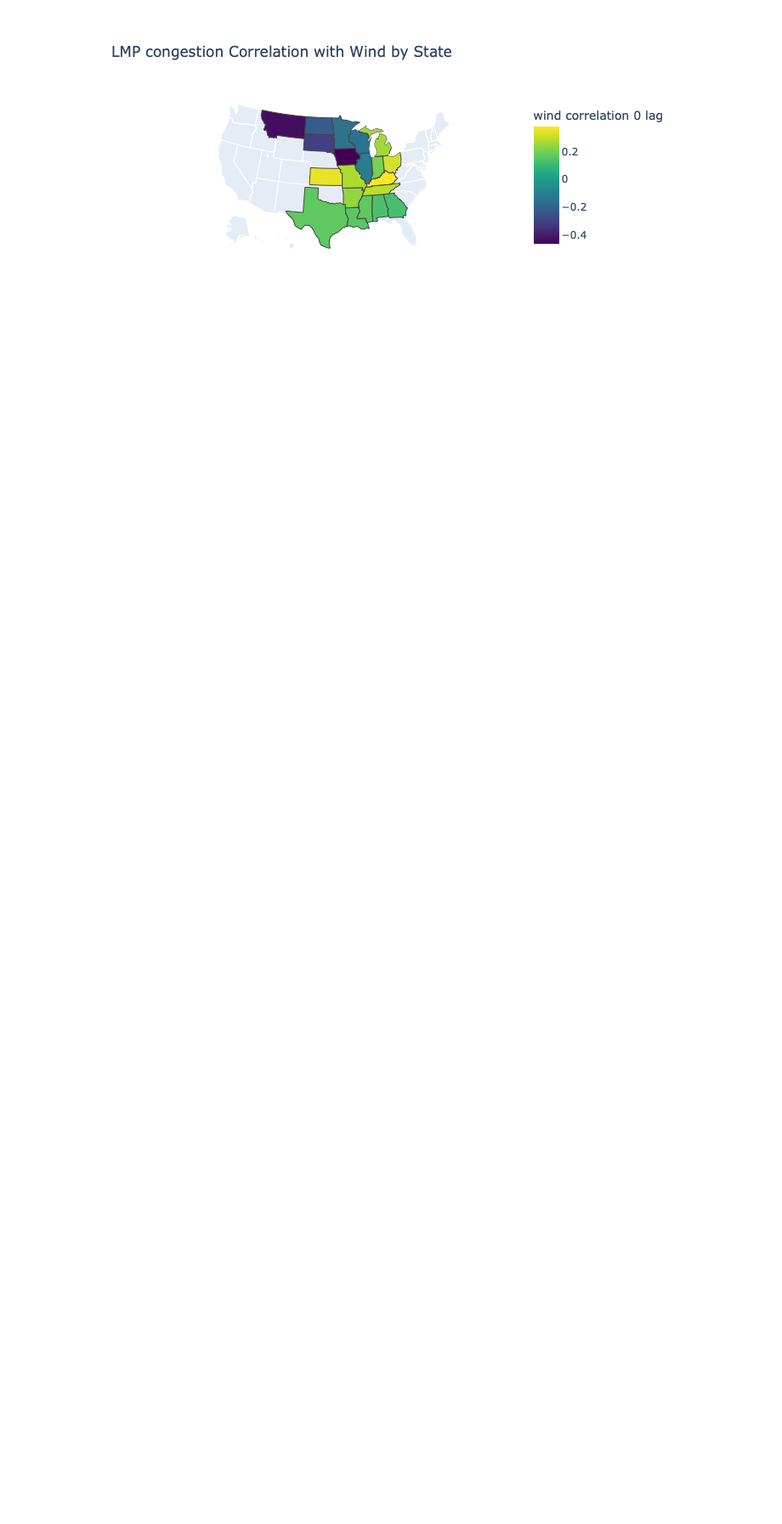
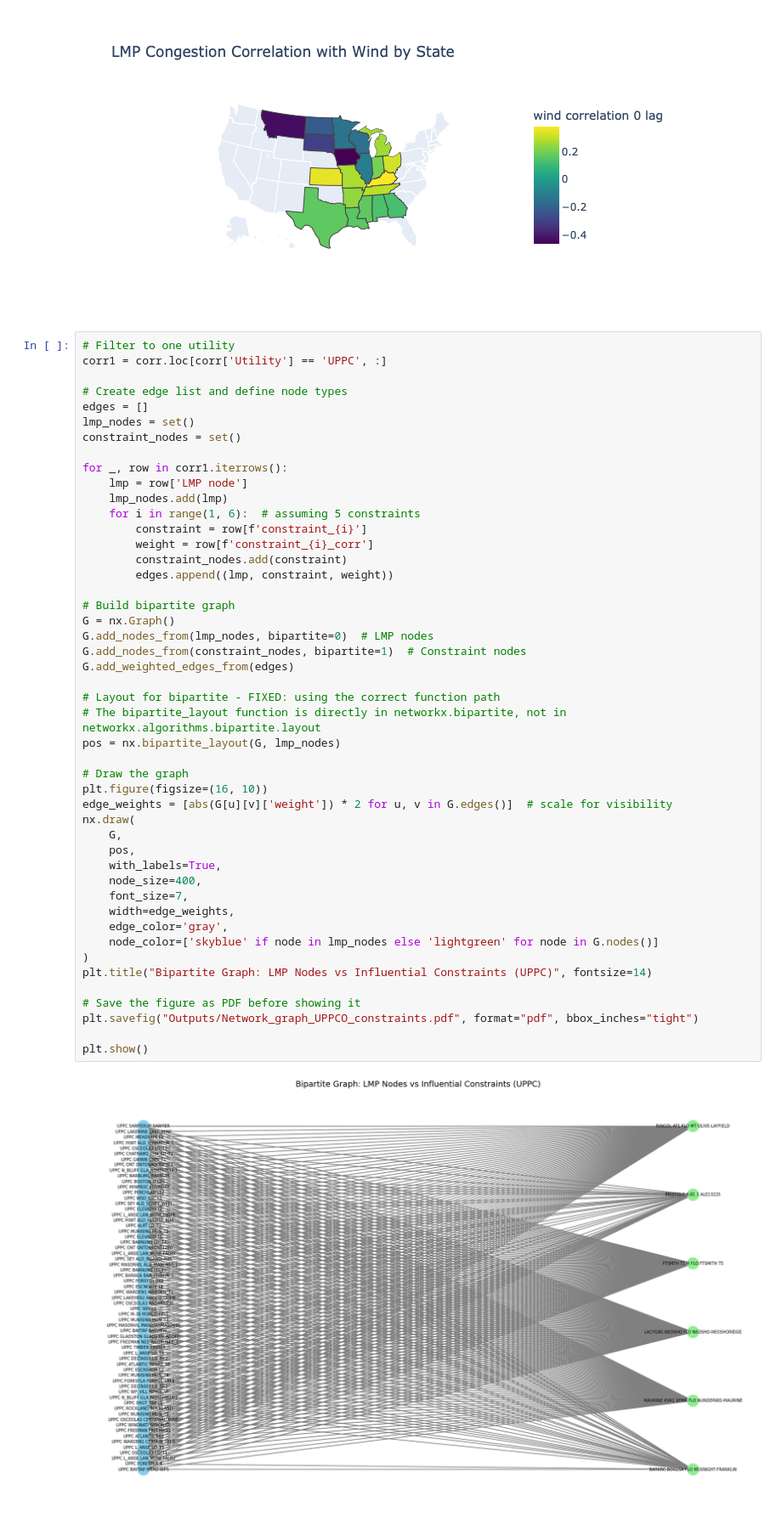
Before and after one commit to crock-24/FTR_Congestion_Drivers_MISO, a Jupyter notebook: Congestion_Visuals.ipynb, the cells around one changed output. Shown at 85% size. Saved outputs shown, nothing was run; the diff lists cells and outputs as text; blank space fills up the shorter version.

Commit message:
Update Congestion_Visuals and outputs with new visualizations

```diff
--- a/Congestion_Visuals.ipynb
+++ b/Congestion_Visuals.ipynb
@@ -119,3 +120,52 @@ fig.write_image("Outputs/Wind_Congestion_Correlation_by_State.pdf", format="pdf"
 fig.show()
 # %% [output]
 [figure]
+# %%
+# Filter to one utility
+corr1 = corr.loc[corr['Utility'] == 'UPPC', :]
+
+# Create edge list and define node types
+edges = []
+lmp_nodes = set()
+constraint_nodes = set()
+
+for _, row in corr1.iterrows():
+    lmp = row['LMP node']
+    lmp_nodes.add(lmp)
+    for i in range(1, 6):  # assuming 5 constraints
+        constraint = row[f'constraint_{i}']
+        weight = row[f'constraint_{i}_corr']
+        constraint_nodes.add(constraint)
+        edges.append((lmp, constraint, weight))
+
+# Build bipartite graph
+G = nx.Graph()
+G.add_nodes_from(lmp_nodes, bipartite=0)  # LMP nodes
+G.add_nodes_from(constraint_nodes, bipartite=1)  # Constraint nodes
+G.add_weighted_edges_from(edges)
+
+# Layout for bipartite - FIXED: using the correct function path
+# The bipartite_layout function is directly in networkx.bipartite, not in networkx.algorithms.bipartite.layout
+pos = nx.bipartite_layout(G, lmp_nodes)
+
+# Draw the graph
+plt.figure(figsize=(16, 10))
+edge_weights = [abs(G[u][v]['weight']) * 2 for u, v in G.edges()]  # scale for visibility
+nx.draw(
+    G,
+    pos,
+    with_labels=True,
+    node_size=400,
+    font_size=7,
+    width=edge_weights,
+    edge_color='gray',
+    node_color=['skyblue' if node in lmp_nodes else 'lightgreen' for node in G.nodes()]
+)
+plt.title("Bipartite Graph: LMP Nodes vs Influential Constraints (UPPC)", fontsize=14)
+
+# Save the figure as PDF before showing it
+plt.savefig("Outputs/Network_graph_UPPCO_constraints.pdf", format="pdf", bbox_inches="tight")
+
+plt.show()
+# %% [output]
+[figure, added]
```
Also changed, not shown: parts of 1 cell of this notebook, 5 other files.
